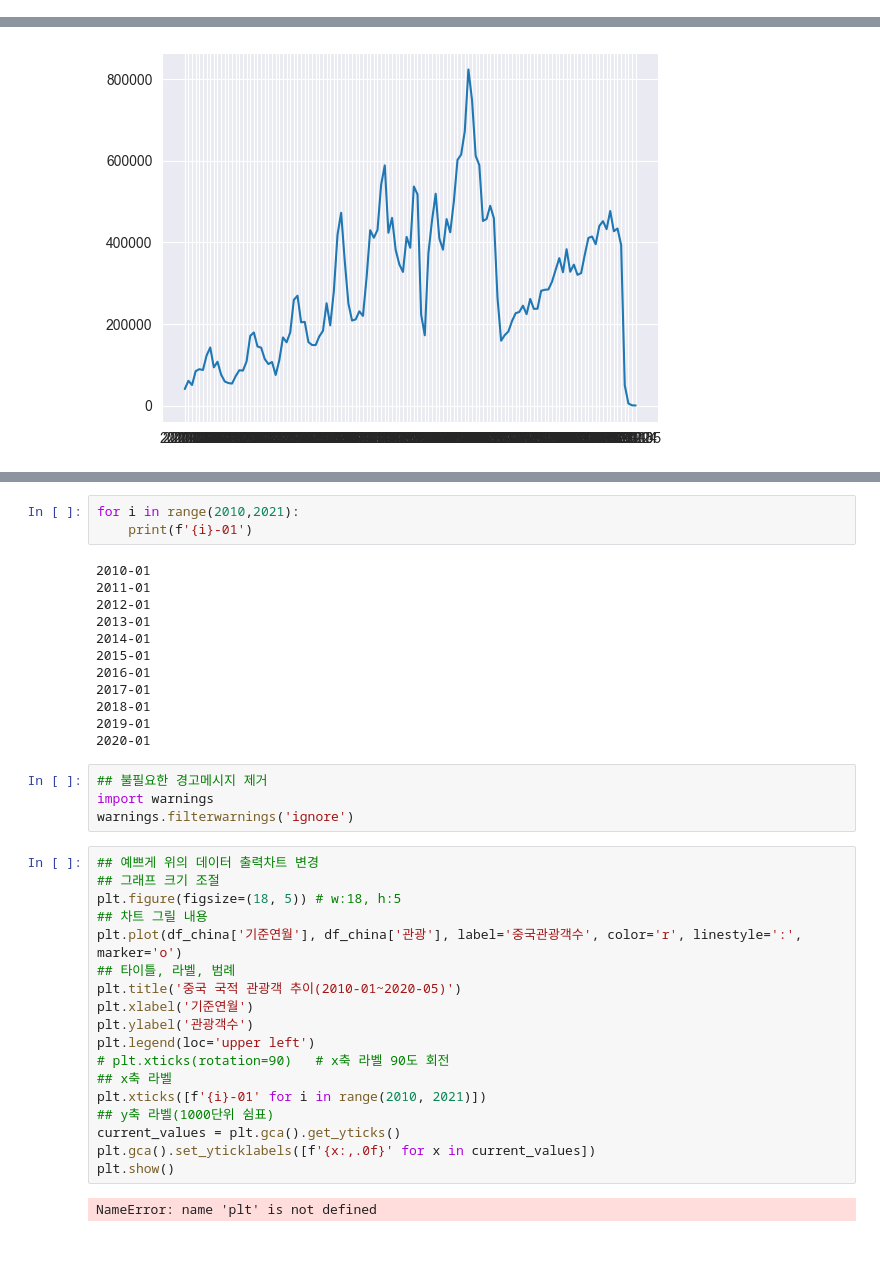
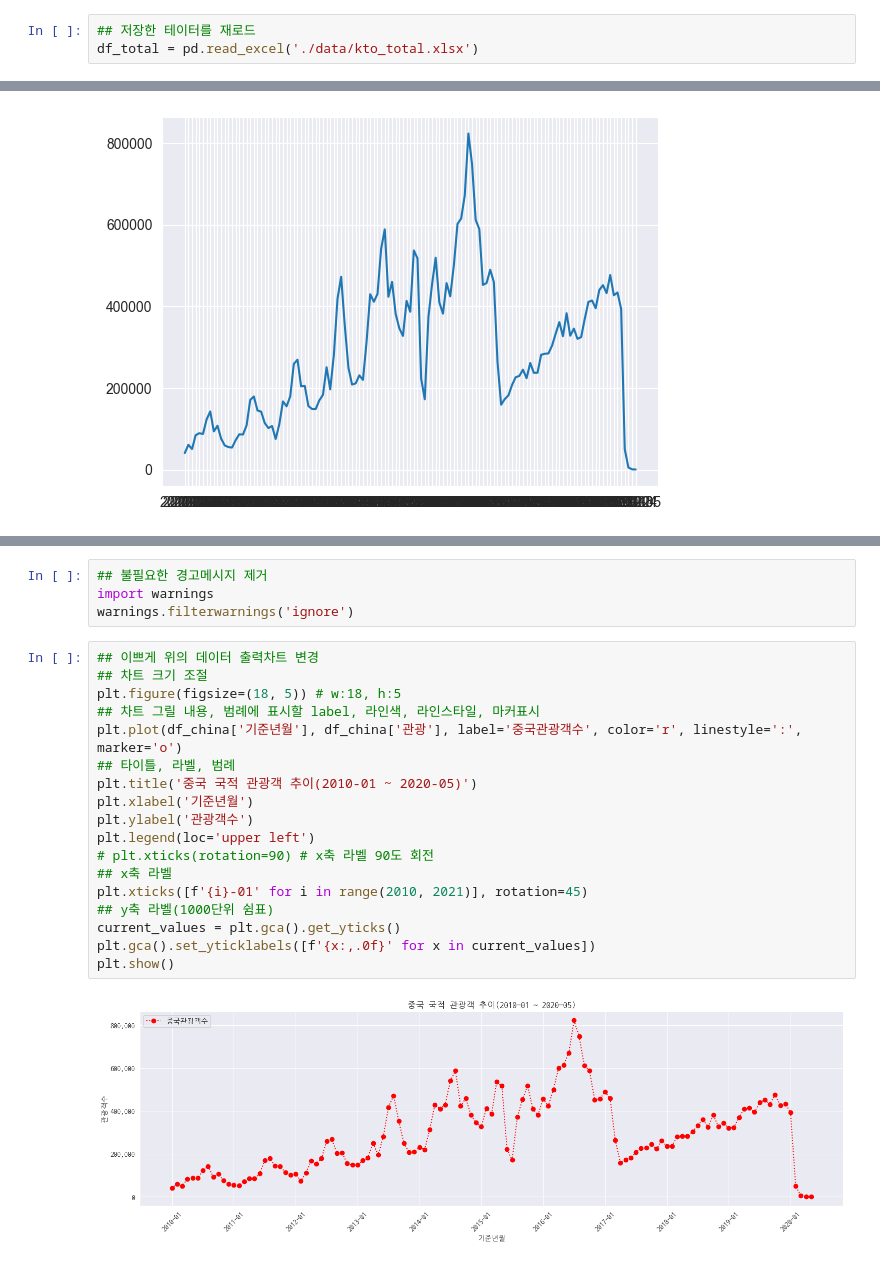
Before and after one commit to riversoso/bigdata-analysis-2024, a Jupyter notebook: day03/da09_코로나바이러스영향_중국인관광객수_감소분석.ipynb, the cells around one changed output, grey strips where cells are left out. Saved outputs shown, nothing was run; the diff lists cells and outputs as text.

```diff
--- a/day03/da09_코로나바이러스영향_중국인관광객수_감소분석.ipynb
+++ b/day03/da09_코로나바이러스영향_중국인관광객수_감소분석.ipynb
@@ -454,4 +527,7 @@ memory usage: 644.7+ KB
 df_total.to_excel('./data/kto_total.xlsx', index=False)
+# %%
+## 저장한 테이터를 재로드
+df_total = pd.read_excel('./data/kto_total.xlsx')
 # %%
 ## 중국국적 데이터만 추출
 condition = df_total['국적'] == '중국'
@@ -509,40 +595,25 @@ plt.show()
-# %%
-for i in range(2010,2021):
-    print(f'{i}-01')
-# %% [output]
-2010-01
-2011-01
-2012-01
-2013-01
-2014-01
-2015-01
-2016-01
-2017-01
-2018-01
-2019-01
-2020-01
 # %%
 ## 불필요한 경고메시지 제거
 import warnings
 warnings.filterwarnings('ignore')
 # %%
-## 예쁘게 위의 데이터 출력차트 변경
-## 그래프 크기 조절
+## 이쁘게 위의 데이터 출력차트 변경
+## 차트 크기 조절
 plt.figure(figsize=(18, 5)) # w:18, h:5
-## 차트 그릴 내용
-plt.plot(df_china['기준연월'], df_china['관광'], label='중국관광객수', color='r', linestyle=':', marker='o')
+## 차트 그릴 내용, 범례에 표시할 label, 라인색, 라인스타일, 마커표시
+plt.plot(df_china['기준년월'], df_china['관광'], label='중국관광객수', color='r', linestyle=':', marker='o')
 ## 타이틀, 라벨, 범례
-plt.title('중국 국적 관광객 추이(2010-01~2020-05)')
-plt.xlabel('기준연월')
+plt.title('중국 국적 관광객 추이(2010-01 ~ 2020-05)')
+plt.xlabel('기준년월')
 plt.ylabel('관광객수')
 plt.legend(loc='upper left')
-# plt.xticks(rotation=90)   # x축 라벨 90도 회전
+# plt.xticks(rotation=90) # x축 라벨 90도 회전
 ## x축 라벨
-plt.xticks([f'{i}-01' for i in range(2010, 2021)])
+plt.xticks([f'{i}-01' for i in range(2010, 2021)], rotation=45)
 ## y축 라벨(1000단위 쉼표)
 current_values = plt.gca().get_yticks()
 plt.gca().set_yticklabels([f'{x:,.0f}' for x in current_values])
 plt.show()
 # %% [output]
-NameError: name 'plt' is not defined
+[figure, added]
 # %%
```
Also changed, not shown: parts of 38 cells of this notebook, 8 other files.
